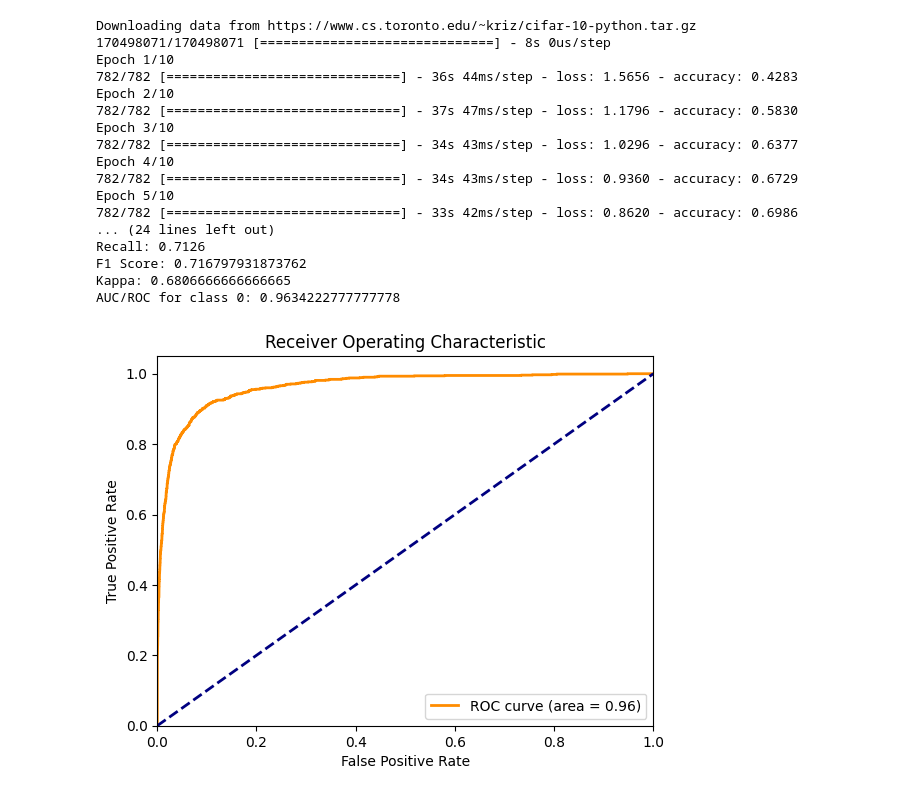
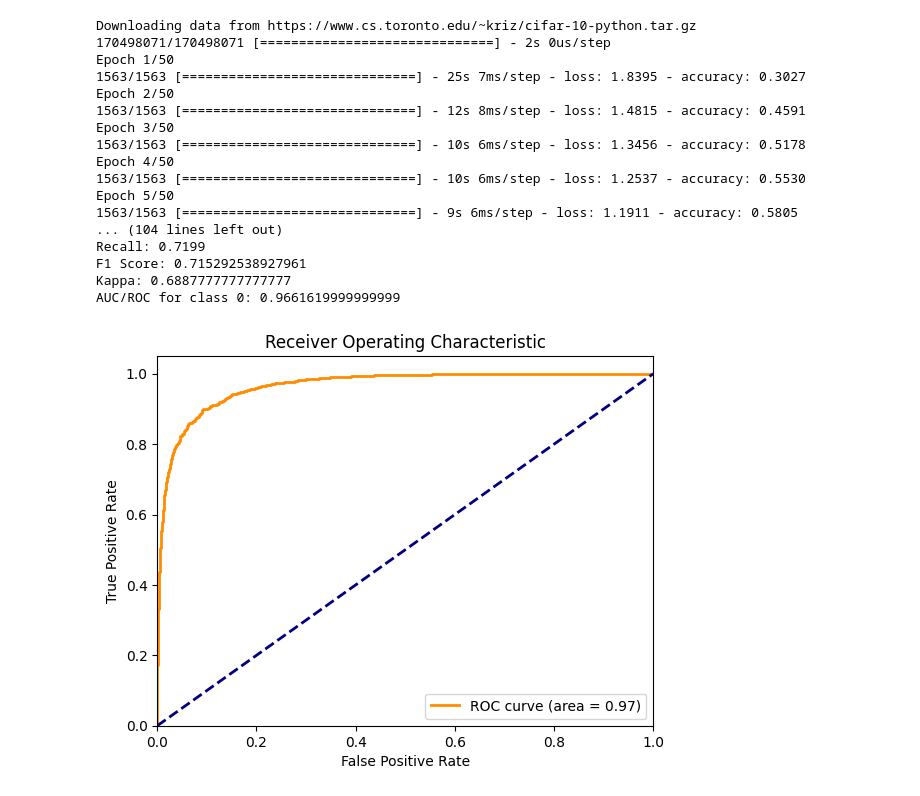
Before and after one commit to DoreenGrad/AI-CNN-model-for-CIFAR-10-dataset, a Jupyter notebook: 24361879_Assignment_2.ipynb, the cells around one changed output. Cells and saved outputs as stored; diff of their text form; code cells hidden in the pictures.

```diff
--- a/24361879_Assignment_2.ipynb
+++ b/24361879_Assignment_2.ipynb
@@ -14,15 +14,52 @@ X_train, X_test = X_train / 255.0, X_test / 255.0  # Normalize pixel values
 
 # Define the CNN model
 model = keras.Sequential([
-    layers.Conv2D(32, (3, 3), activation='relu', input_shape=(32, 32, 3)),
+    # Convolutional Layer 1
+    layers.Conv2D(32, (5, 5), activation='relu', input_shape=(32, 32, 3)),
+
+    # Convolutional Layer 2
+    layers.Conv2D(64, (5, 5), activation='relu'),
+
+    # Max Pooling Layer
     layers.MaxPooling2D((2, 2)),
+
+    # Dropout Layer
+    layers.Dropout(0.25),
+
+    # Convolutional Layer 3
     layers.Conv2D(64, (3, 3), activation='relu'),
+
+    # Convolutional Layer 4
+    layers.Conv2D(64, (3, 3), activation='relu'),
+
+    # Max Pooling Layer
     layers.MaxPooling2D((2, 2)),
+
+    # Dropout Layer
+    layers.Dropout(0.25),
+
+    # Convolutional Layer 5
     layers.Conv2D(64, (3, 3), activation='relu'),
+
+    # Max Pooling Layer
+    layers.MaxPooling2D((2, 2)),
+
+    # Dropout Layer
+    layers.Dropout(0.25),
+
+    # Flatten Layer
     layers.Flatten(),
-    layers.Dense(64, activation='relu'),
+
+    # Fully Connected (Dense) Layer
+    layers.Dense(512, activation='relu'),
+
+    # Dropout Layer
+    layers.Dropout(0.5),
+
+    # Output Layer (Dense Layer with Softmax Activation)
     layers.Dense(10, activation='softmax')
 ])
+#])
 
 # Compile the model
 model.compile(optimizer='adam',
@@ -30,7 +67,7 @@ model.compile(optimizer='adam',
               metrics=['accuracy'])
 
 # Train the model
-model.fit(X_train, y_train, epochs=10, batch_size=64)
+model.fit(X_train, y_train, epochs=50, batch_size=32)
 
 # Make predictions
 y_pred = model.predict(X_test)
@@ -43,47 +80,47 @@ precision = precision_score(y_test, y_pred_classes, average='weighted')
 recall = recall_score(y_test, y_pred_classes, average='weighted')
 f1 = f1_score(y_test, y_pred_classes, average='weighted')
 kappa = cohen_kappa_score(y_test, y_pred_classes)
 
 # Compute ROC curve and AUC for one class (e.g., class 0)
 fpr, tpr, _ = roc_curve(y_test == 0, y_pred[:, 0])
 roc_auc = auc(fpr, tpr)
 
 # Print the metrics
 print(f"Accuracy: {accuracy}")
 print(f"Confusion Matrix:\n{confusion}")
 print(f"Precision: {precision}")
 print(f"Recall: {recall}")
 print(f"F1 Score: {f1}")
 print(f"Kappa: {kappa}")
 print(f"AUC/ROC for class 0: {roc_auc}")
 
 # Plot ROC curve
 plt.figure()
 plt.plot(fpr, tpr, color='darkorange', lw=2, label='ROC curve (area = %0.2f)' % roc_auc)
 plt.plot([0, 1], [0, 1], color='navy', lw=2, linestyle='--')
 plt.xlim([0.0, 1.0])
 plt.ylim([0.0, 1.05])
 plt.xlabel('False Positive Rate')
 plt.ylabel('True Positive Rate')
 plt.title('Receiver Operating Characteristic')
 plt.legend(loc="lower right")
 plt.show()
 # %% [output]
 Downloading data from https://www.cs.toronto.edu/~kriz/cifar-10-python.tar.gz
-170498071/170498071 [==============================] - 8s 0us/step
-Epoch 1/10
-782/782 [==============================] - 36s 44ms/step - loss: 1.5656 - accuracy: 0.4283
-Epoch 2/10
-782/782 [==============================] - 37s 47ms/step - loss: 1.1796 - accuracy: 0.5830
-Epoch 3/10
-782/782 [==============================] - 34s 43ms/step - loss: 1.0296 - accuracy: 0.6377
-Epoch 4/10
-782/782 [==============================] - 34s 43ms/step - loss: 0.9360 - accuracy: 0.6729
-Epoch 5/10
-782/782 [==============================] - 33s 42ms/step - loss: 0.8620 - accuracy: 0.6986
-... (24 lines left out)
-Recall: 0.7126
-F1 Score: 0.716797931873762
-Kappa: 0.6806666666666665
-AUC/ROC for class 0: 0.9634222777777778
+170498071/170498071 [==============================] - 2s 0us/step
+Epoch 1/50
+1563/1563 [==============================] - 25s 7ms/step - loss: 1.8395 - accuracy: 0.3027
+Epoch 2/50
+1563/1563 [==============================] - 12s 8ms/step - loss: 1.4815 - accuracy: 0.4591
+Epoch 3/50
+1563/1563 [==============================] - 10s 6ms/step - loss: 1.3456 - accuracy: 0.5178
+Epoch 4/50
+1563/1563 [==============================] - 10s 6ms/step - loss: 1.2537 - accuracy: 0.5530
+Epoch 5/50
+1563/1563 [==============================] - 9s 6ms/step - loss: 1.1911 - accuracy: 0.5805
+... (104 lines left out)
+Recall: 0.7199
+F1 Score: 0.715292538927961
+Kappa: 0.6887777777777777
+AUC/ROC for class 0: 0.9661619999999999
-[figure, old version]
+[figure, new version]
```
